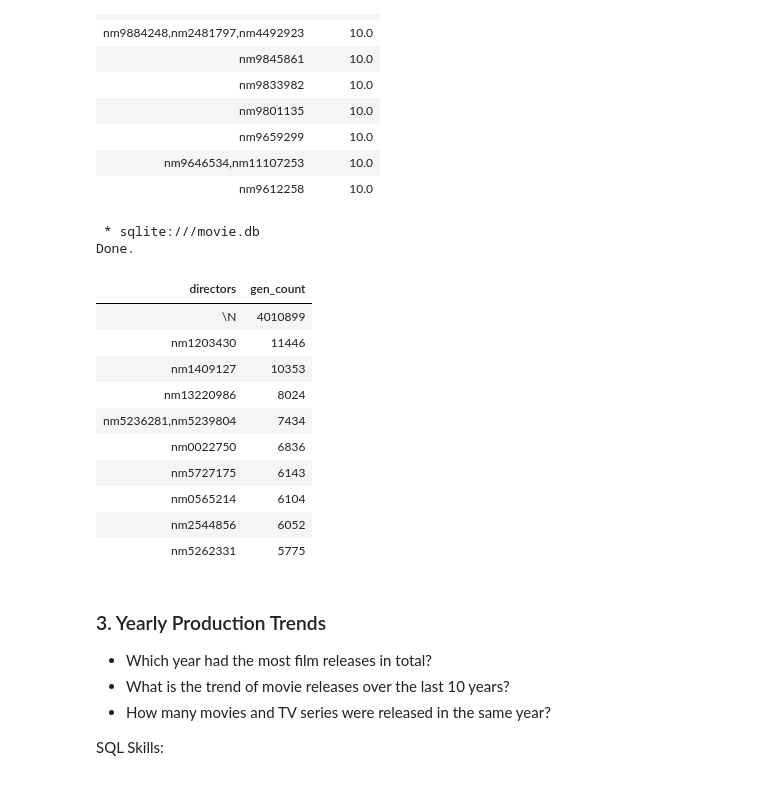
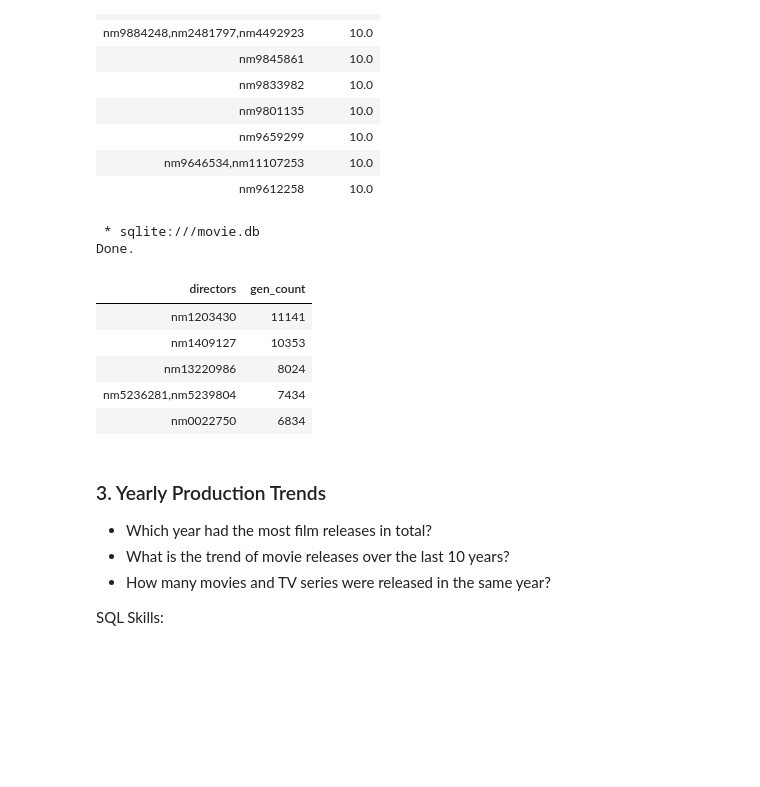
Before and after one commit to Ana-Akaishi/sql-projects, a Jupyter notebook: sql_projects/movie_review/movie_review.ipynb, the cells around one changed output. Cells and saved outputs as stored; diff of their text form; code cells hidden in the pictures; blank space fills up the shorter version.

```diff
--- a/sql_projects/movie_review/movie_review.ipynb
+++ b/sql_projects/movie_review/movie_review.ipynb
@@ -209,26 +176,22 @@ Done.
 # %%
 # Which director worked across the most genres?
 %%sql
 SELECT directors, COUNT(genres) as gen_count
 FROM crew
 JOIN basic ON crew.tconst = basic.tconst
+WHERE directors IS NOT '\N' AND genres IS NOT '\N'
 GROUP BY directors
 ORDER BY gen_count DESC
-LIMIT 10;
+LIMIT 5;
 # %% [output]
  * sqlite:///movie.db
 Done.
 | directors | gen_count |
-| \N | 4010899 |
-| nm1203430 | 11446 |
+| nm1203430 | 11141 |
 | nm1409127 | 10353 |
 | nm13220986 | 8024 |
 | nm5236281,nm5239804 | 7434 |
-| nm0022750 | 6836 |
-| nm5727175 | 6143 |
-| nm0565214 | 6104 |
-| nm2544856 | 6052 |
-| nm5262331 | 5775 |
+| nm0022750 | 6834 |
 # %% [markdown]
 ### 3. Yearly Production Trends
 - Which year had the most film releases in total?
```
Also changed, not shown: parts of 10 cells of this notebook, 2 other files.
